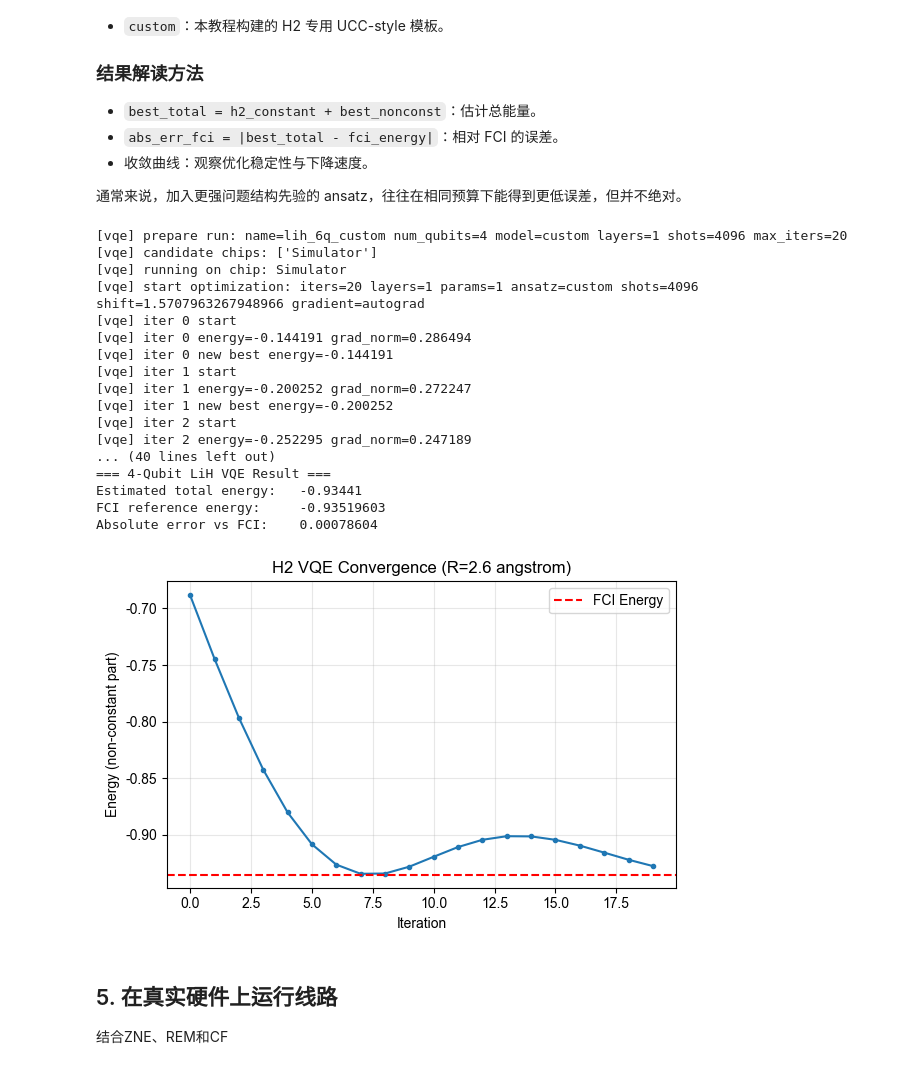
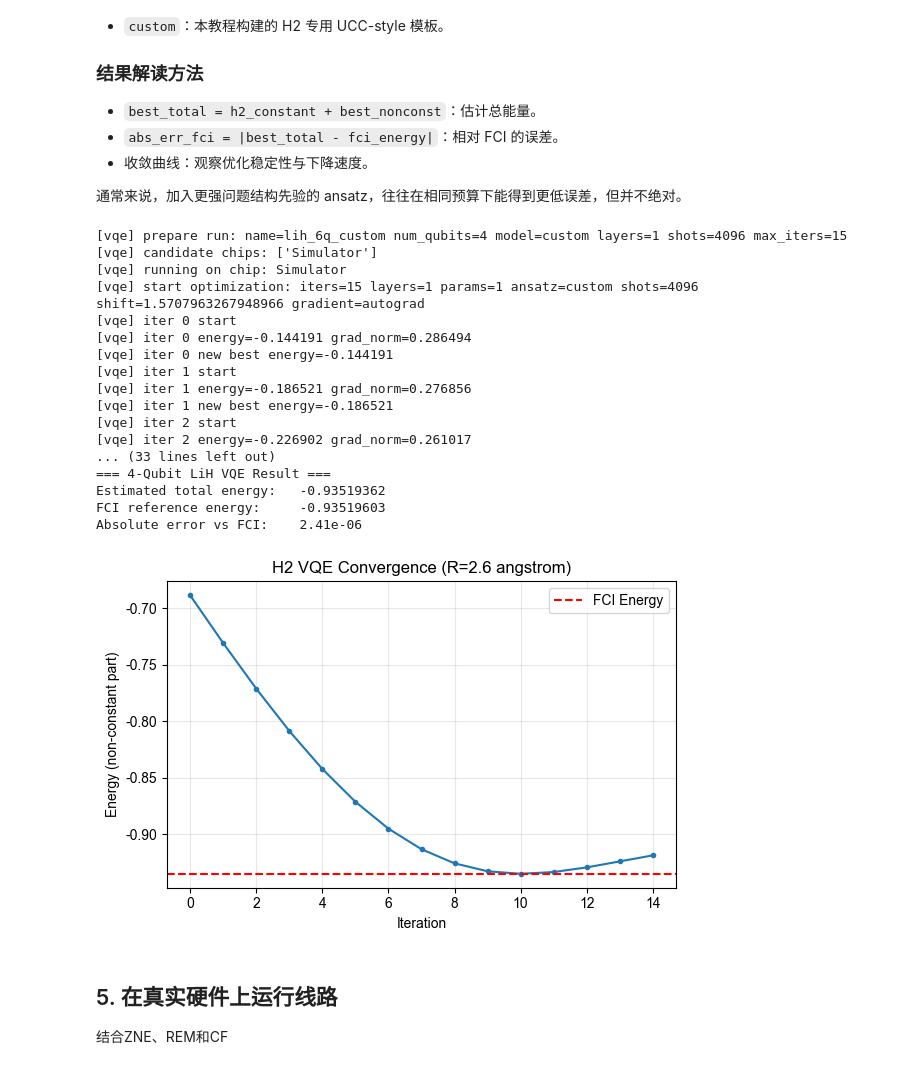
Before and after one commit to FieldQuantum/fieldqkit, a Jupyter notebook: examples/demo_vqe_h2_4q.ipynb, the cells around one changed output. Drawn from its saved outputs; the diff is of its cells as text; code cells hidden in the pictures.

```diff
--- a/examples/demo_vqe_h2_4q.ipynb
+++ b/examples/demo_vqe_h2_4q.ipynb
@@ -71,7 +71,7 @@ CHARGE = 0
 cfg = {
     'layers': 1,
     'shots': 4096,
-    'max_iters': 20,
+    'max_iters': 30,
     'learning_rate': 0.2,
     'seed': 7,
     'gradient_method': 'autograd',
@@ -324,6 +333,8 @@ Total gates in custom H2-UCC-style ansatz: 19
 
 通常来说，加入更强问题结构先验的 ansatz，往往在相同预算下能得到更低误差，但并不绝对。
 # %%
+cfg['max_iters'] = 15
+cfg['learning_rate'] = 0.15
 runner = VQERunner(
     client=QuantumHardwareClient(),
     layers=cfg['layers'],
@@ -350,42 +361,42 @@ res = runner.run_model(**kwargs)
 e_total = h2_constant + res.best_energy
 abs_error_fci = abs(e_total - fci_energy)
 
 print('=== 4-Qubit LiH VQE Result ===')
 print('Estimated total energy:  ', round(e_total, 8))
 print('FCI reference energy:    ', round(fci_energy, 8))
 print('Absolute error vs FCI:   ', round(abs_error_fci, 8))
 
 import matplotlib.pyplot as plt
 import numpy as np
 plt.figure(figsize=(6, 4))
 plt.plot(np.array(res.energy_history) + h2_constant, marker='o', ms=3)
 plt.axhline(fci_energy, color='red', linestyle='--', label='FCI Energy')
 plt.legend()
 plt.xlabel('Iteration')
 plt.ylabel('Energy (non-constant part)')
 plt.title(f'H2 VQE Convergence (R={R} {R_UNIT})')
 plt.grid(alpha=0.3)
 plt.tight_layout()
 plt.show()
 # %% [output]
-[vqe] prepare run: name=lih_6q_custom num_qubits=4 model=custom layers=1 shots=4096 max_iters=20
+[vqe] prepare run: name=lih_6q_custom num_qubits=4 model=custom layers=1 shots=4096 max_iters=15
 [vqe] candidate chips: ['Simulator']
 [vqe] running on chip: Simulator
-[vqe] start optimization: iters=20 layers=1 params=1 ansatz=custom shots=4096 shift=1.5707963267948966 gradient=autograd
+[vqe] start optimization: iters=15 layers=1 params=1 ansatz=custom shots=4096 shift=1.5707963267948966 gradient=autograd
 [vqe] iter 0 start
 [vqe] iter 0 energy=-0.144191 grad_norm=0.286494
 [vqe] iter 0 new best energy=-0.144191
 [vqe] iter 1 start
-[vqe] iter 1 energy=-0.200252 grad_norm=0.272247
-[vqe] iter 1 new best energy=-0.200252
+[vqe] iter 1 energy=-0.186521 grad_norm=0.276856
+[vqe] iter 1 new best energy=-0.186521
 [vqe] iter 2 start
-[vqe] iter 2 energy=-0.252295 grad_norm=0.247189
-... (40 lines left out)
+[vqe] iter 2 energy=-0.226902 grad_norm=0.261017
+... (33 lines left out)
 === 4-Qubit LiH VQE Result ===
-Estimated total energy:   -0.93441
+Estimated total energy:   -0.93519362
 FCI reference energy:     -0.93519603
-Absolute error vs FCI:    0.00078604
+Absolute error vs FCI:    2.41e-06
-[figure, old version]
+[figure, new version]
 # %% [markdown]
 ## 5. 在真实硬件上运行线路
 结合ZNE、REM和CF
```
Also changed, not shown: parts of 4 cells of this notebook, 33 other files.
